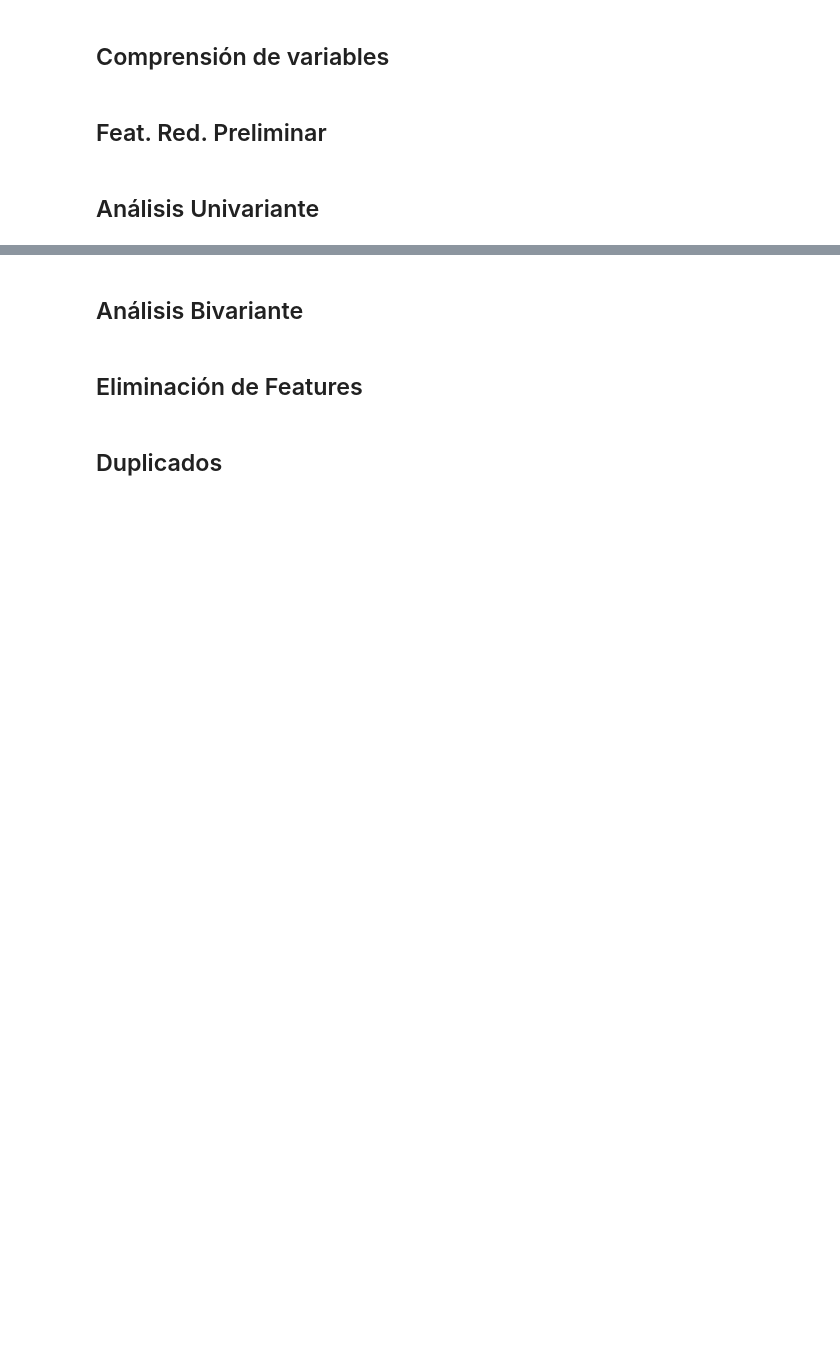
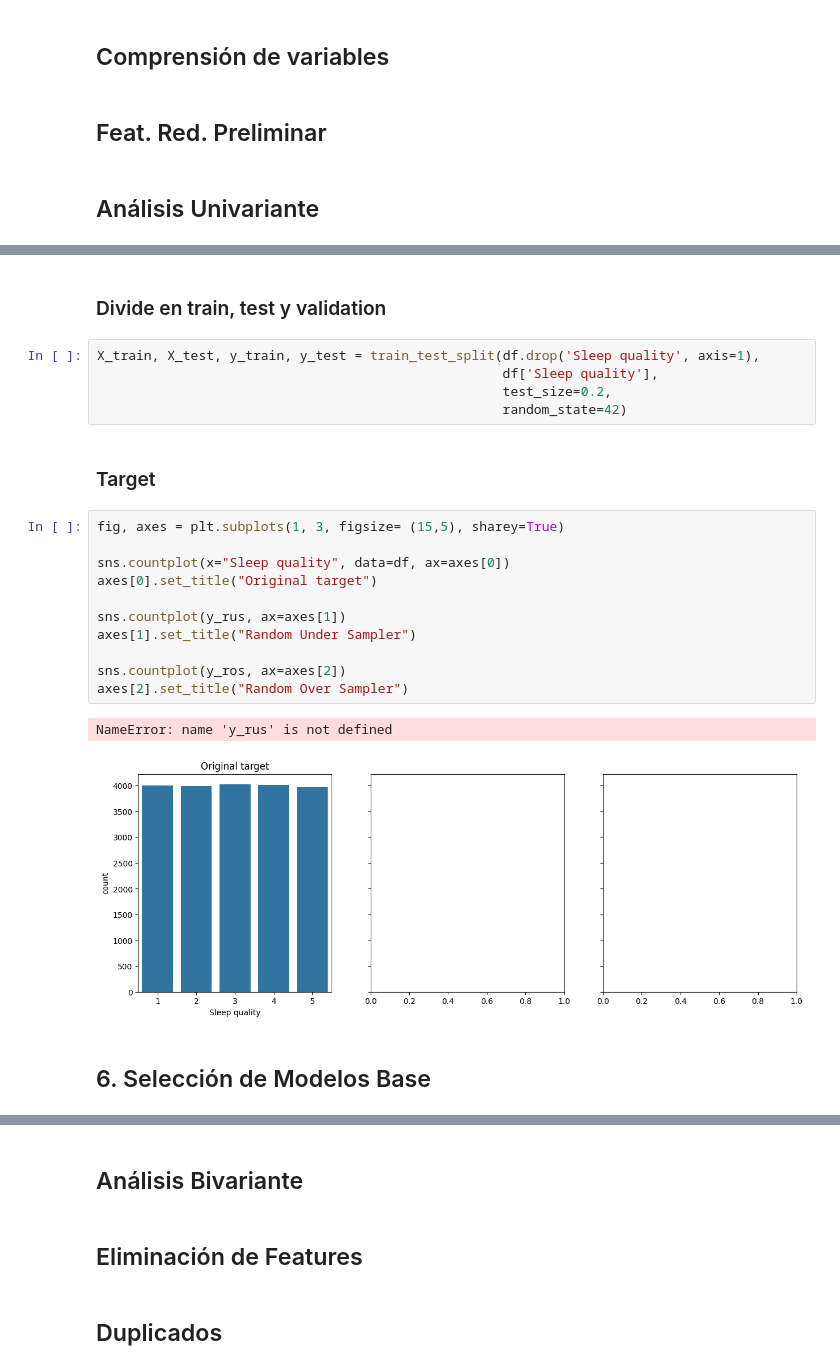
Before and after one commit to JuanManiglia/DS102024, a Jupyter notebook: 3-MachineLearning/10-Proyecto_ML/src/notebooks/limpieza.ipynb, the cells around one changed output, grey strips where cells are left out. Cells and saved outputs as stored; diff of their text form; blank space fills up the shorter version.

```diff
--- a/3-MachineLearning/10-Proyecto_ML/src/notebooks/limpieza.ipynb
+++ b/3-MachineLearning/10-Proyecto_ML/src/notebooks/limpieza.ipynb
@@ -87,0 +103,25 @@ X_train, X_test, y_train, y_test = train_test_split(df.drop('Sleep quality', axi
+# %% [markdown]
+### Divide en train, test y validation
+# %%
+X_train, X_test, y_train, y_test = train_test_split(df.drop('Sleep quality', axis=1),
+                                                    df['Sleep quality'],
+                                                    test_size=0.2,
+                                                    random_state=42)
+# %% [markdown]
+### Target
+# %%
+fig, axes = plt.subplots(1, 3, figsize= (15,5), sharey=True)
+
+sns.countplot(x="Sleep quality", data=df, ax=axes[0])
+axes[0].set_title("Original target")
+
+sns.countplot(y_rus, ax=axes[1])
+axes[1].set_title("Random Under Sampler")
+
+sns.countplot(y_ros, ax=axes[2])
+axes[2].set_title("Random Over Sampler")
+# %% [output]
+NameError: name 'y_rus' is not defined
+[figure, added]
+# %% [markdown]
+## 6. Selección de Modelos Base
```
Also changed, not shown: parts of 24 cells of this notebook, 1 other file.
